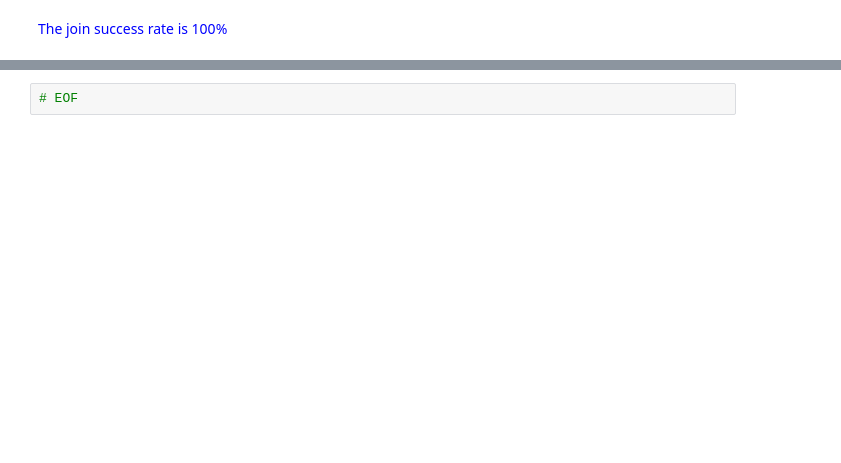
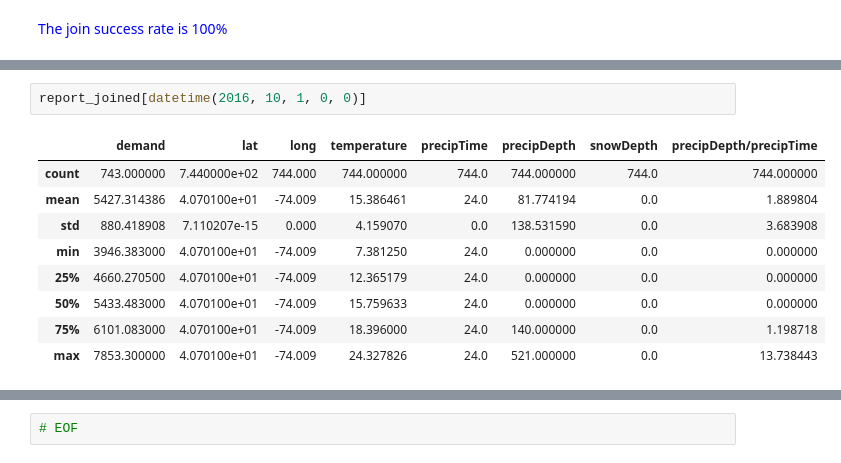
Before and after one commit to Azure/OpenDatasetsNotebooks, a Jupyter notebook: tutorials/energy-join/01-energy-join-weather-in-pandas.ipynb, the cells around one changed output, grey strips where cells are left out. Cells and saved outputs as stored; diff of their text form; blank space fills up the shorter version.

```diff
--- a/tutorials/energy-join/01-energy-join-weather-in-pandas.ipynb
+++ b/tutorials/energy-join/01-energy-join-weather-in-pandas.ipynb
@@ -182,0 +242,12 @@ memory usage: 3.8+ MB
+# %%
+report_joined[datetime(2016, 10, 1, 0, 0)]
+# %% [output]
+|  | demand | lat | long | temperature | precipTime | precipDepth | snowDepth | precipDepth/precipTime |
+| count | 743.000000 | 7.440000e+02 | 744.000 | 744.000000 | 744.0 | 744.000000 | 744.0 | 744.000000 |
+| mean | 5427.314386 | 4.070100e+01 | -74.009 | 15.386461 | 24.0 | 81.774194 | 0.0 | 1.889804 |
+| std | 880.418908 | 7.110207e-15 | 0.000 | 4.159070 | 0.0 | 138.531590 | 0.0 | 3.683908 |
+| min | 3946.383000 | 4.070100e+01 | -74.009 | 7.381250 | 24.0 | 0.000000 | 0.0 | 0.000000 |
+| 25% | 4660.270500 | 4.070100e+01 | -74.009 | 12.365179 | 24.0 | 0.000000 | 0.0 | 0.000000 |
+| 50% | 5433.483000 | 4.070100e+01 | -74.009 | 15.759633 | 24.0 | 0.000000 | 0.0 | 0.000000 |
+| 75% | 6101.083000 | 4.070100e+01 | -74.009 | 18.396000 | 24.0 | 140.000000 | 0.0 | 1.198718 |
+| max | 7853.300000 | 4.070100e+01 | -74.009 | 24.327826 | 24.0 | 521.000000 | 0.0 | 13.738443 |
```
Also changed, not shown: parts of 7 cells of this notebook.
